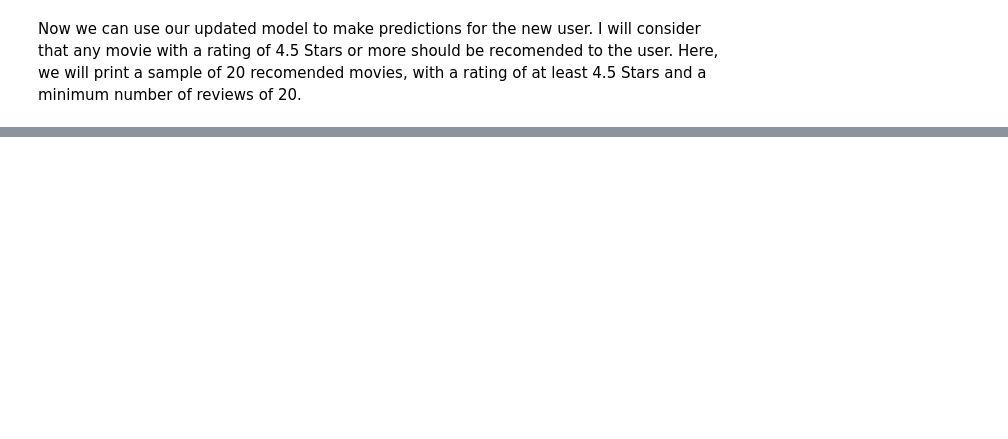
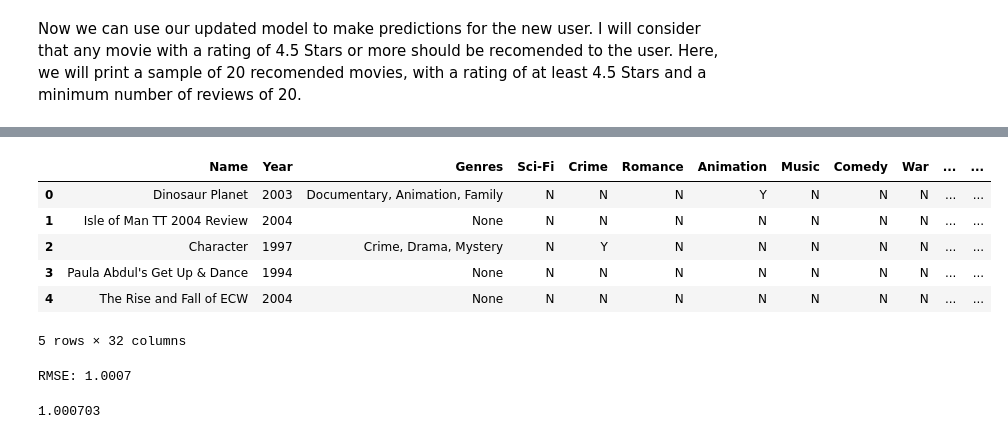
Before and after one commit to masaver/springboard, a Jupyter notebook: capstone1_explring_netlix's_movie_recomender_system/final report/movie_recomender.ipynb, the cells around one changed output, grey strips where cells are left out. Cells and saved outputs as stored; diff of their text form; code cells hidden in the pictures; blank space fills up the shorter version.

```diff
--- a/capstone1_explring_netlix's_movie_recomender_system/final report/movie_recomender.ipynb
+++ b/capstone1_explring_netlix's_movie_recomender_system/final report/movie_recomender.ipynb
@@ -662,0 +887,12 @@ The only recomended movie/series in the sample list that seems a bit out of plac
+# %%
+#And here we load a dataframe containing the movie IDs and Titles information
+df_movies = pd.read_csv('/Users/saverm/Desktop/springboard/capstone 1/final report/movies_plus_genre_info_2.csv')
+df_movies.head()
+# %% [output]
+|  | Name | Year | Genres | Sci-Fi | Crime | Romance | Animation | Music | Comedy | War | ... | ... |
+| 0 | Dinosaur Planet | 2003 | Documentary, Animation, Family | N | N | N | Y | N | N | N | ... | ... |
+| 1 | Isle of Man TT 2004 Review | 2004 | None | N | N | N | N | N | N | N | ... | ... |
+| 2 | Character | 1997 | Crime, Drama, Mystery | N | Y | N | N | N | N | N | ... | ... |
+| 3 | Paula Abdul's Get Up & Dance | 1994 | None | N | N | N | N | N | N | N | ... | ... |
+| 4 | The Rise and Fall of ECW | 2004 | None | N | N | N | N | N | N | N | ... | ... |
+5 rows × 32 columns
@@ -662,0 +914,6 @@ The only recomended movie/series in the sample list that seems a bit out of plac
+# %%
+# Then compute RMSE
+accuracy.rmse(predictions)
+# %% [output]
+RMSE: 1.0007
+1.000703
```
Also changed, not shown: parts of 58 cells of this notebook, 6 other files.
